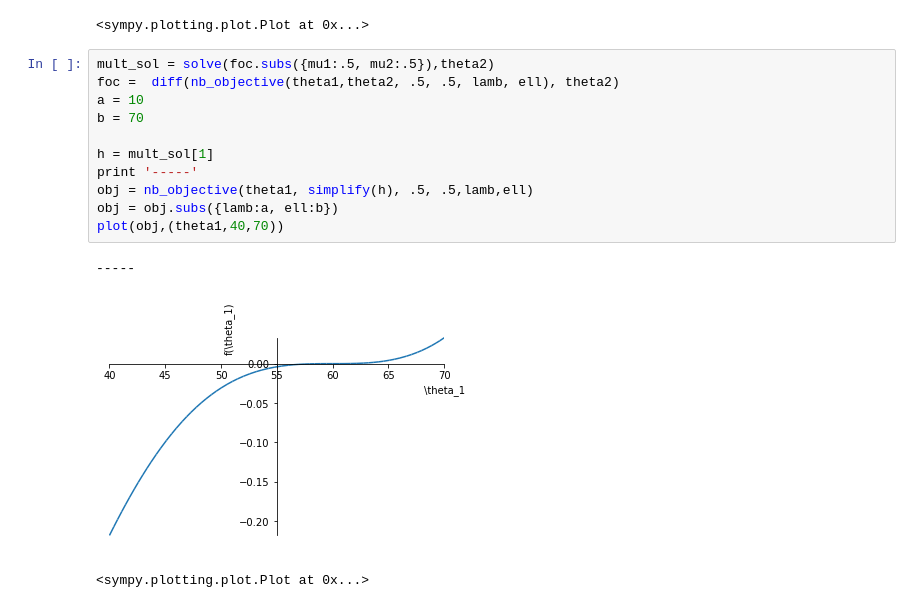
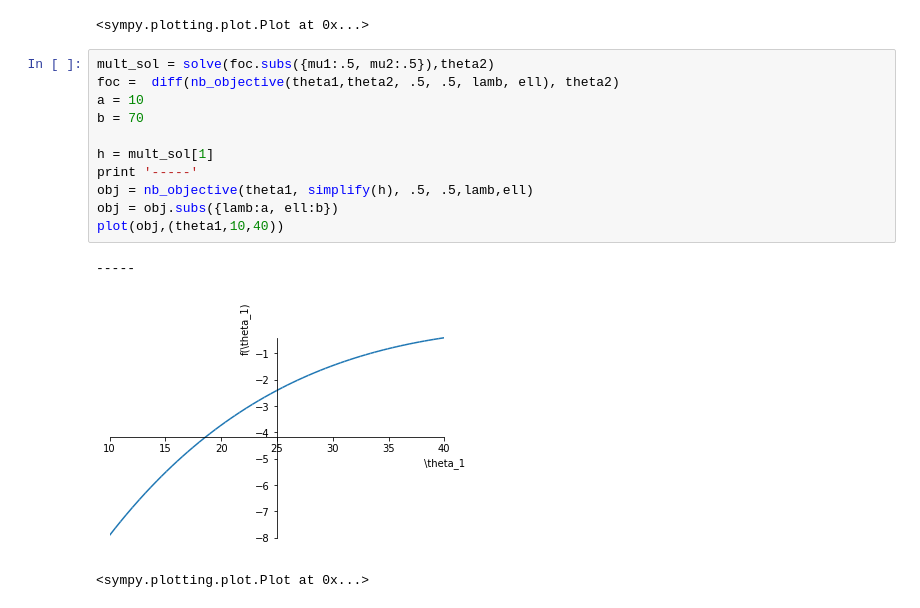
Before and after one commit to ericschulman/health_bargains, a Jupyter notebook: bargains_simplified.ipynb, the cells around one changed output. Drawn from its saved outputs; the diff is of its cells as text.

```diff
--- a/bargains_simplified.ipynb
+++ b/bargains_simplified.ipynb
@@ -84,15 +84,15 @@ plot(mult_sol[0].subs({lamb:a}),mult_sol[1].subs({lamb:a}),mult_sol[2].subs({lam
 # %%
 mult_sol = solve(foc.subs({mu1:.5, mu2:.5}),theta2)
 foc =  diff(nb_objective(theta1,theta2, .5, .5, lamb, ell), theta2)
 a = 10
 b = 70
 
 h = mult_sol[1]
 print '-----'
 obj = nb_objective(theta1, simplify(h), .5, .5,lamb,ell)
 obj = obj.subs({lamb:a, ell:b})
-plot(obj,(theta1,40,70))
+plot(obj,(theta1,10,40))
 # %% [output]
 -----
-[figure, old version]
+[figure, new version]
 <sympy.plotting.plot.Plot at 0x...>
```
Also changed, not shown: parts of 2 cells of this notebook.
